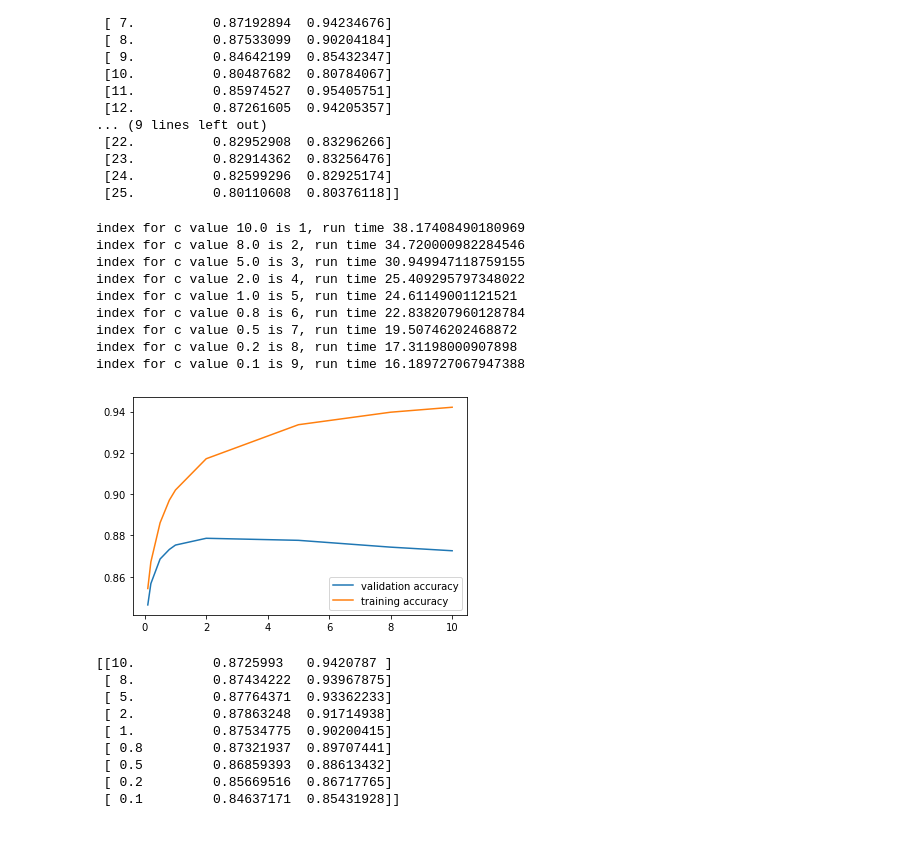
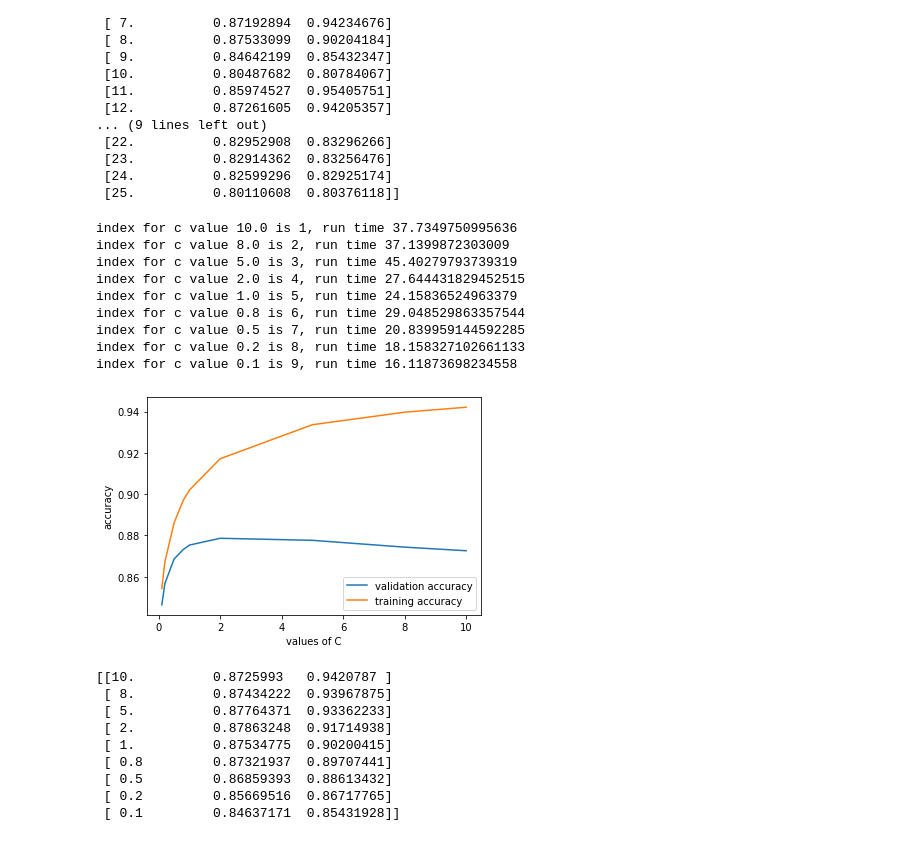
Before and after one commit to Tinaisha/ECON705-Project, a Jupyter notebook: mainPart1.ipynb, the cells around one changed output. Cells and saved outputs as stored; diff of their text form; code cells hidden in the pictures.

```diff
--- a/mainPart1.ipynb
+++ b/mainPart1.ipynb
@@ -979,36 +981,38 @@ print(np.concatenate((np.arange(1,26).reshape(25,1), results3),axis=1))
 # %%
 #Simple hypertune
 c_values = [10.0, 8.0, 5.0, 2.0, 1.0,0.8,0.5,0.2, 0.1]
 #running all specification and comparing their validation accuracy. Note that if liblinear is not worth running with l1,omitted then
 results5 = np.zeros((len(c_values),2))
 i = 0
 
 for c in c_values:
     begin = time.time()
     logic = LogisticRegression(C=c,max_iter=700,solver = 'newton-cg') #default lbfgs with l2 penalty
     model = make_pipeline(prepro2, logic)
     model.fit(X_train2, y_train2)
     results5[i,0] = model.score(X_val2,y_val2)
     results5[i,1] = model.score(X_train2,y_train2)
     i+=1
     end = time.time()
     print(f'index for c value {c} is {i}, run time {end-begin}')
 
 plt.plot(c_values, results5[:,0], label = 'validation accuracy')
 plt.plot(c_values, results5[:,1], label = 'training accuracy')
+plt.xlabel('values of C')
+plt.ylabel('accuracy')
 plt.legend()
 plt.show()
 # %% [output]
-index for c value 10.0 is 1, run time 38.17408490180969
-index for c value 8.0 is 2, run time 34.720000982284546
-index for c value 5.0 is 3, run time 30.949947118759155
-index for c value 2.0 is 4, run time 25.409295797348022
-index for c value 1.0 is 5, run time 24.61149001121521
-index for c value 0.8 is 6, run time 22.838207960128784
-index for c value 0.5 is 7, run time 19.50746202468872
-index for c value 0.2 is 8, run time 17.31198000907898
-index for c value 0.1 is 9, run time 16.189727067947388
+index for c value 10.0 is 1, run time 37.7349750995636
+index for c value 8.0 is 2, run time 37.1399872303009
+index for c value 5.0 is 3, run time 45.40279793739319
+index for c value 2.0 is 4, run time 27.644431829452515
+index for c value 1.0 is 5, run time 24.15836524963379
+index for c value 0.8 is 6, run time 29.048529863357544
+index for c value 0.5 is 7, run time 20.839959144592285
+index for c value 0.2 is 8, run time 18.158327102661133
+index for c value 0.1 is 9, run time 16.11873698234558
-[figure, old version]
+[figure, new version]
 # %%
 print(np.concatenate((np.array(c_values).reshape(9,1), results5),axis=1))
 # %% [output]
```
Also changed, not shown: parts of 19 cells of this notebook, 1 other file.
